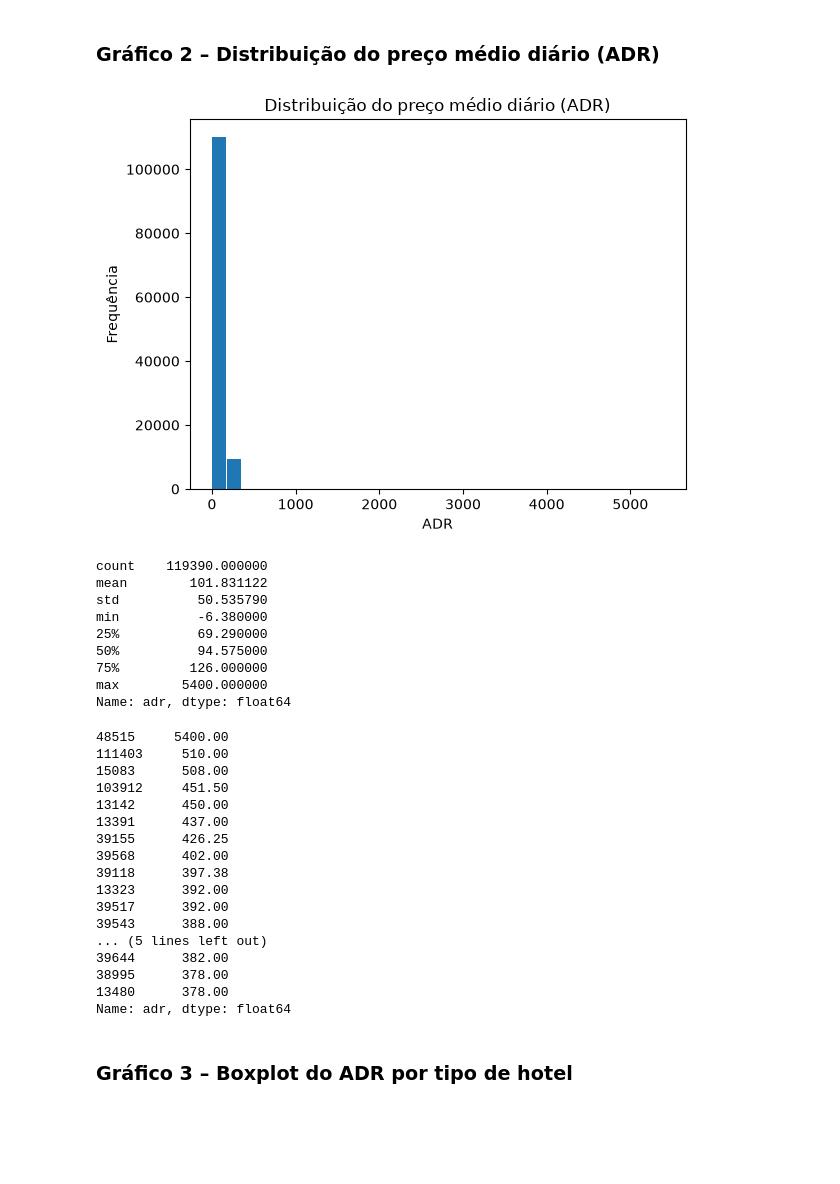
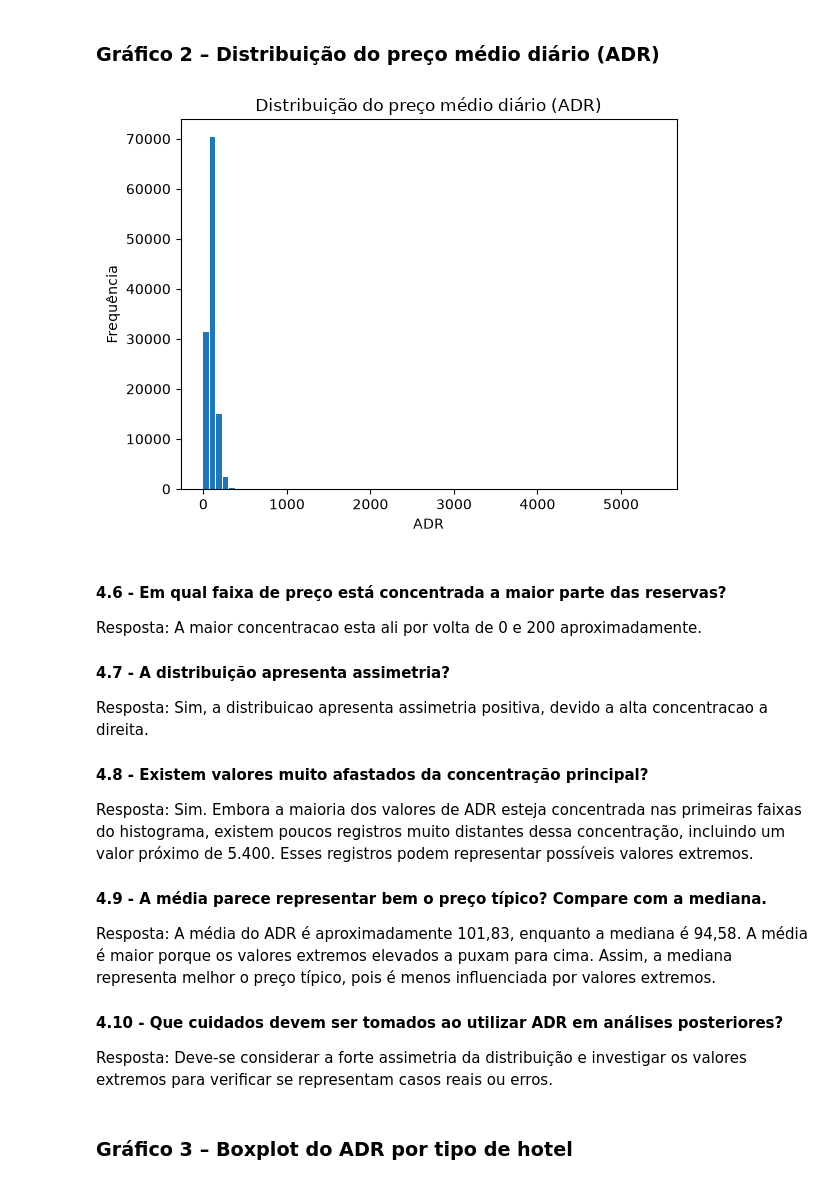
Before and after one commit to RewelliOliveira/data-mine-booking, a Jupyter notebook: Atividade 1/AtividadeMD.ipynb, the cells around one changed output. Cells and saved outputs as stored; diff of their text form; code cells hidden in the pictures; blank space fills up the shorter version.

```diff
--- a/Atividade 1/AtividadeMD.ipynb
+++ b/Atividade 1/AtividadeMD.ipynb
@@ -247,51 +247,40 @@ Resposta: O formato sugere que a maioria dos clientes prefere fazer reservas com
 # %%
 import pandas as pd
 import matplotlib.pyplot as plt
 
 df = pd.read_csv('hotel_bookings.csv')
 
 df['adr'].plot.hist(
-    bins=30,
+    bins=70,
     rwidth=0.9
 )
 
 plt.title('Distribuição do preço médio diário (ADR)')
 plt.xlabel('ADR')
 plt.ylabel('Frequência')
 
 plt.show()
 
 # isso aqui foi so pra conferir, nao eh necessario nao
-display(df['adr'].describe())
-display(df['adr'].sort_values(ascending=False).head(20))
+# display(df['adr'].describe())
+# display(df['adr'].sort_values(ascending=False).head(20))
 # %% [output]
-[figure, old version]
+[figure, new version]
-count    119390.000000
-mean        101.831122
-std          50.535790
-min          -6.380000
-25%          69.290000
-50%          94.575000
-75%         126.000000
-max        5400.000000
-Name: adr, dtype: float64
-48515     5400.00
-111403     510.00
-15083      508.00
-103912     451.50
-13142      450.00
-13391      437.00
-39155      426.25
-39568      402.00
-39118      397.38
-13323      392.00
-39517      392.00
-39543      388.00
-... (5 lines left out)
-39644      382.00
-38995      378.00
-13480      378.00
-Name: adr, dtype: float64
+# %% [markdown]
+#### 4.6 - Em qual faixa de preço está concentrada a maior parte das reservas?
+Resposta: A maior concentracao esta ali por volta de 0 e 200 aproximadamente.
+
+#### 4.7 - A distribuição apresenta assimetria?
+Resposta: Sim, a distribuicao apresenta assimetria positiva, devido a alta concentracao a direita.
+
+#### 4.8 - Existem valores muito afastados da concentração principal?
+Resposta: Sim. Embora a maioria dos valores de ADR esteja concentrada nas primeiras faixas do histograma, existem poucos registros muito distantes dessa concentração, incluindo um valor próximo de 5.400. Esses registros podem representar possíveis valores extremos.
+
+#### 4.9 - A média parece representar bem o preço típico? Compare com a mediana.
+Resposta: A média do ADR é aproximadamente 101,83, enquanto a mediana é 94,58. A média é maior porque os valores extremos elevados a puxam para cima. Assim, a mediana representa melhor o preço típico, pois é menos influenciada por valores extremos.
+
+#### 4.10 - Que cuidados devem ser tomados ao utilizar ADR em análises posteriores?
+Resposta: Deve-se considerar a forte assimetria da distribuição e investigar os valores extremos para verificar se representam casos reais ou erros.
 # %% [markdown]
 ### Gráfico 3 – Boxplot do ADR por tipo de hotel
 # %%
```
Also changed, not shown: parts of 2 cells of this notebook.
